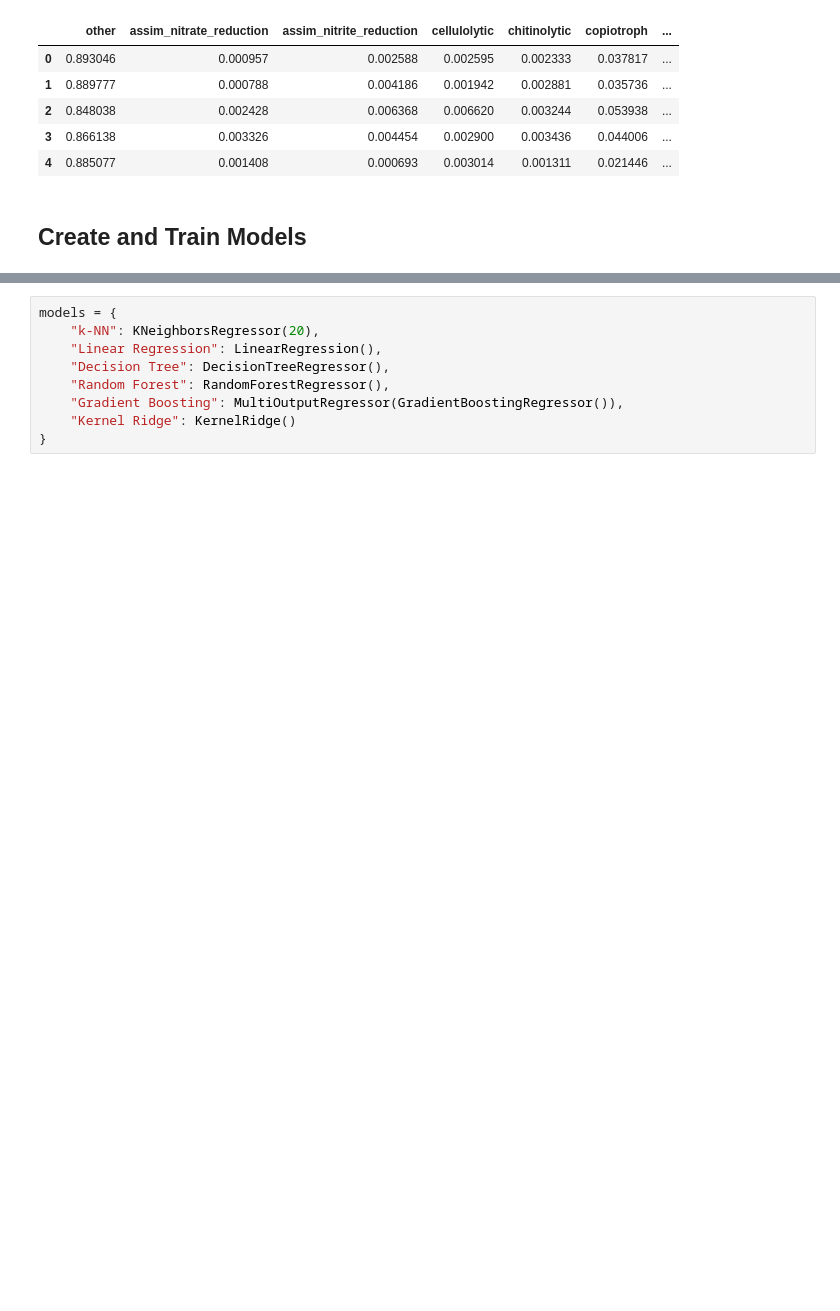
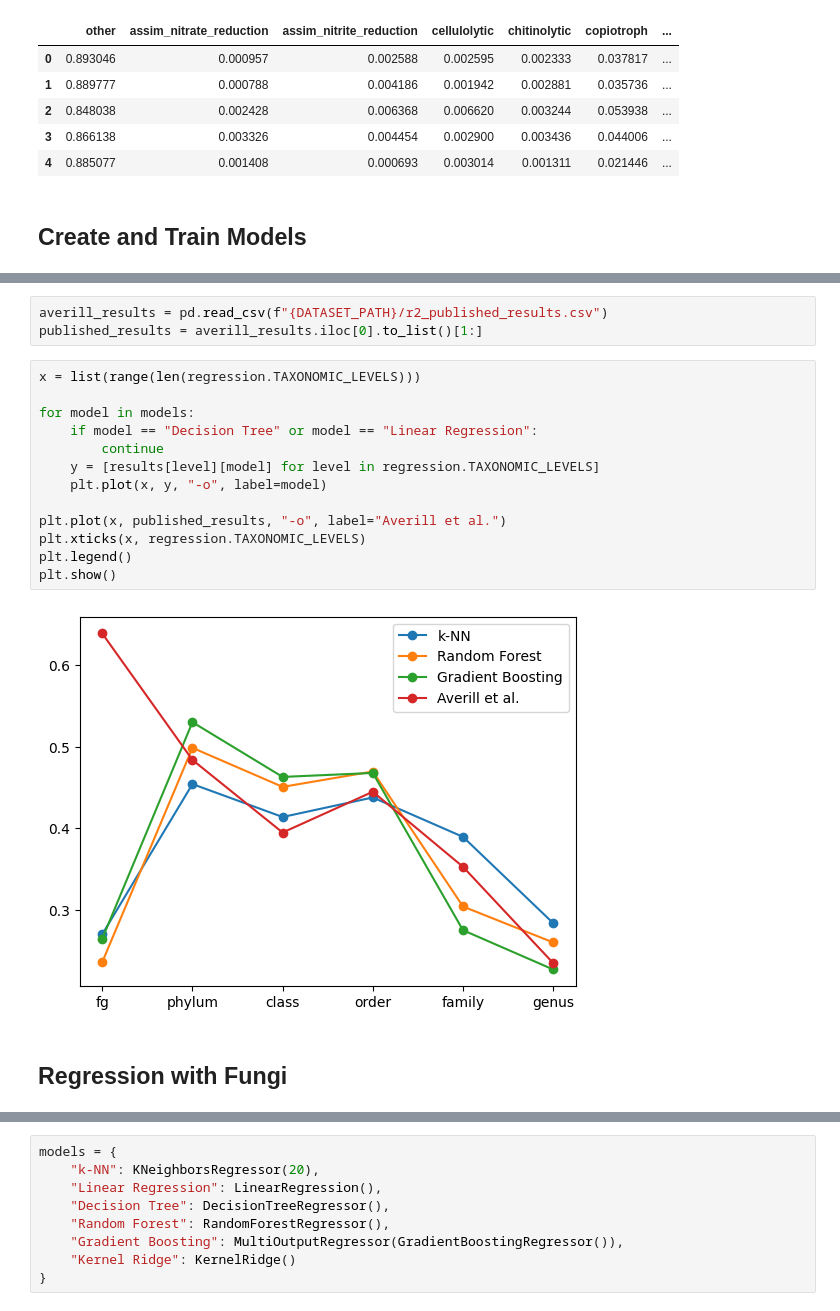
Before and after one commit to Vincent-Therrien/micropyome, a Jupyter notebook: demos/regressions.ipynb, the cells around one changed output, grey strips where cells are left out. Cells and saved outputs as stored; diff of their text form; blank space fills up the shorter version.

```diff
--- a/demos/regressions.ipynb
+++ b/demos/regressions.ipynb
@@ -69,0 +101,20 @@ Y["fg"].head()
+# %%
+averill_results = pd.read_csv(f"{DATASET_PATH}/r2_published_results.csv")
+published_results = averill_results.iloc[0].to_list()[1:]
+# %%
+x = list(range(len(regression.TAXONOMIC_LEVELS)))
+
+for model in models:
+    if model == "Decision Tree" or model == "Linear Regression":
+        continue
+    y = [results[level][model] for level in regression.TAXONOMIC_LEVELS]
+    plt.plot(x, y, "-o", label=model)
+
+plt.plot(x, published_results, "-o", label="Averill et al.")
+plt.xticks(x, regression.TAXONOMIC_LEVELS)
+plt.legend()
+plt.show()
+# %% [output]
+[figure, added]
+# %% [markdown]
+## Regression with Fungi
```
Also changed, not shown: parts of 33 cells of this notebook, 3 other files.
